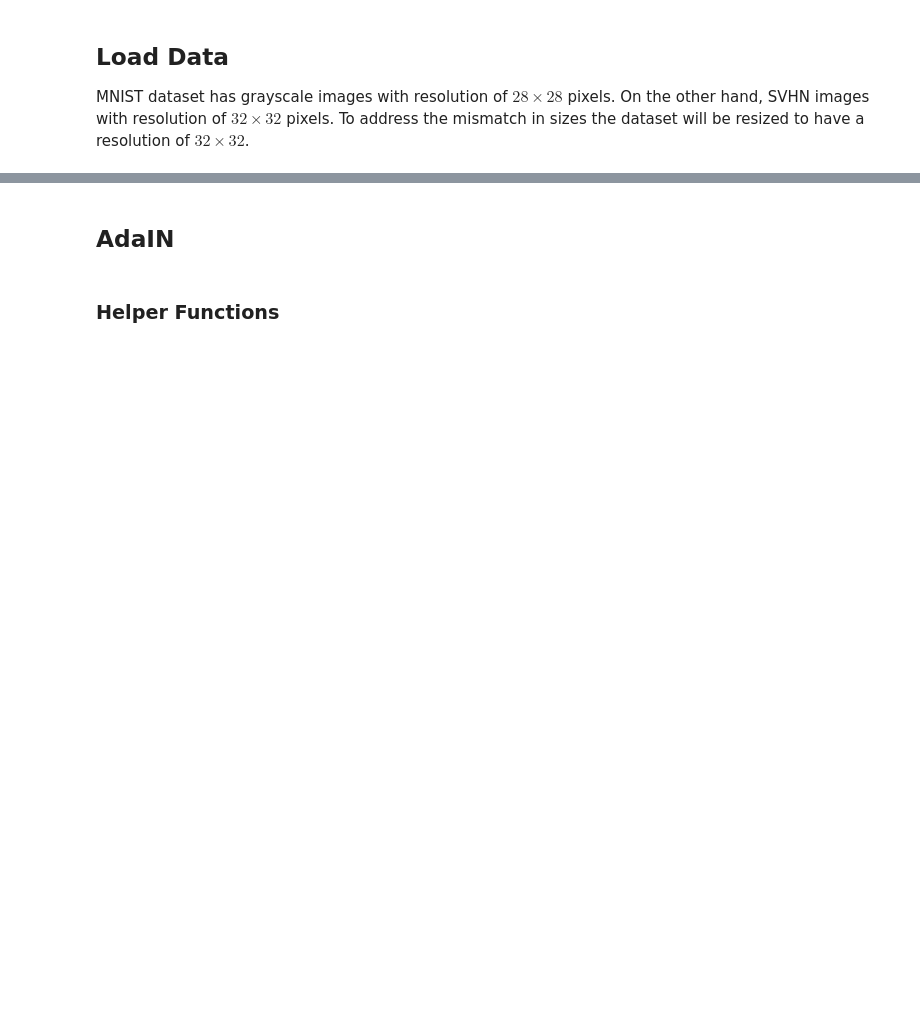
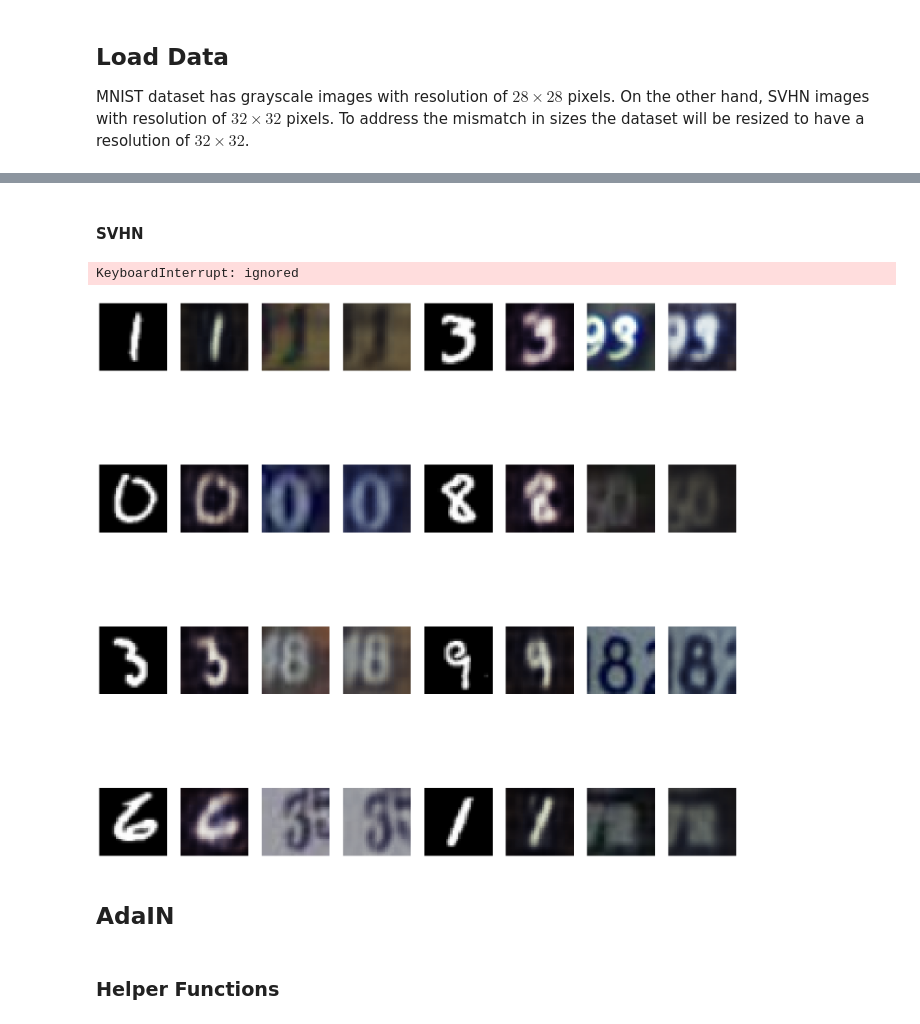
Before and after one commit to peeeyow/adain-mnist-svhn, a Jupyter notebook: adain_mnist_svhn.ipynb, the cells around one changed output, grey strips where cells are left out. Saved outputs shown, nothing was run; the diff lists cells and outputs as text; code cells hidden in the pictures; blank space fills up the shorter version.

Commit message:
trained autoencoder

```diff
--- a/adain_mnist_svhn.ipynb
+++ b/adain_mnist_svhn.ipynb
@@ -64,0 +224,3 @@ Using downloaded and verified file: ./data/svhn/test_32x32.mat
+# %%
+autoencoder = AutoEncoder()
+autoencoder.to(device);
@@ -64,0 +234,5 @@ Using downloaded and verified file: ./data/svhn/test_32x32.mat
+# %% [markdown]
+#### SVHN
+# %%
+train_dataloader = DataLoader(svhn_train, batch_size=64, shuffle=True, num_workers=2)
+test_dataloader = DataLoader(svhn_test, batch_size=64, shuffle=True, num_workers=2)
@@ -65,3 +251,44 @@ Using downloaded and verified file: ./data/svhn/test_32x32.mat
+# %%
+weight_path = Path("ae_weights_mix")
+if weight_path.is_file():
+    autoencoder.load_state_dict(torch.load(weight_path, map_location=device))
+else:
+    fit_ae(
+        autoencoder,
+        device,
+        train_dataloader,
+        test_dataloader,
+        criterion,
+        optimizer,
+        scheduler,
+        epochs,
+        writer,
+    )
+# %% [output]
+KeyboardInterrupt: ignored
+# %%
+mnist_test_sample, _ = iter(mnist_test_loader).next()
+svhn_test_sample, _ = iter(svhn_test_loader).next()
+mnist_test_decoded = autoencoder(mnist_test_sample.to(device))
+svhn_test_decoded = autoencoder(svhn_test_sample.to(device))
+
+plt.figure(figsize=(25,25))
+toPIL = transforms.ToPILImage()
+for idx, (mnist_img, mnist_img_decoded, svhn_img, svhn_img_decoded) in enumerate(zip(mnist_test_sample, mnist_test_decoded, svhn_test_sample, svhn_test_decoded), 1):
+    plt.subplot(4,8,idx*4-3)
+    plt.imshow(toPIL(mnist_img), cmap="gray")
+    plt.axis("off")
+    plt.subplot(4,8,idx*4-2)
+    plt.imshow(toPIL(mnist_img_decoded), cmap="gray")
+    plt.axis("off")
+    plt.subplot(4,8,idx*4-1)
+    plt.imshow(toPIL(svhn_img), cmap="gray")
+    plt.axis("off")
+    plt.subplot(4,8,idx*4)
+    plt.imshow(toPIL(svhn_img_decoded), cmap="gray")
+    plt.axis("off")
+# %% [output]
+[figure, added]
 # %% [markdown]
 ## AdaIN
 # %% [markdown]
```
Also changed, not shown: parts of 23 cells of this notebook, 2 other files.
